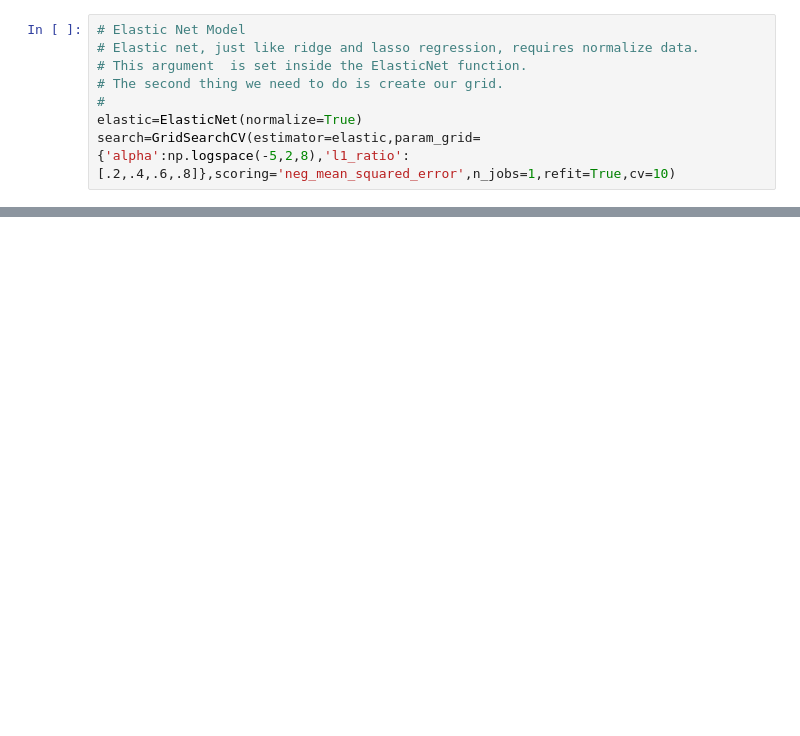
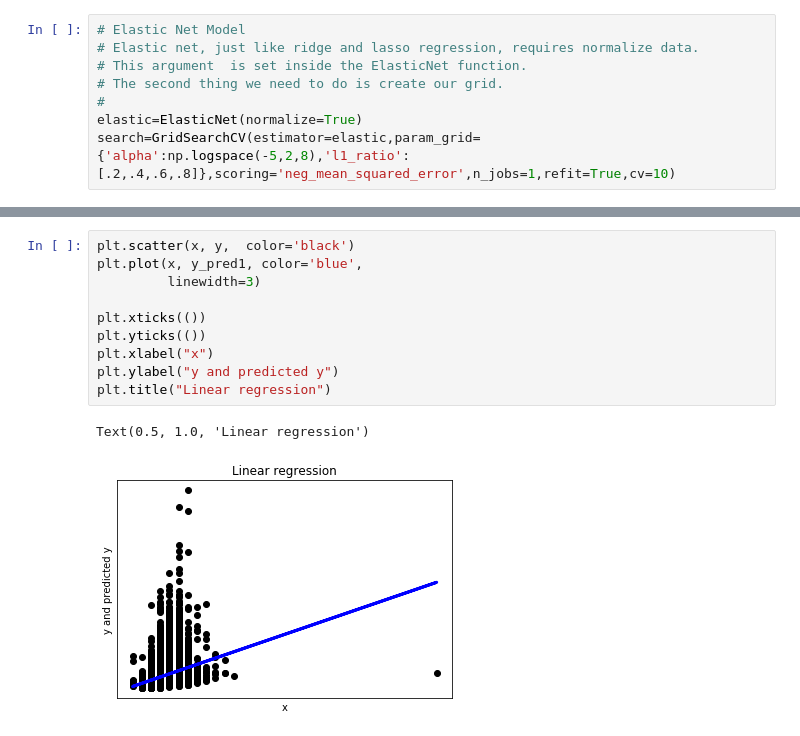
Before and after one commit to victoriousvictor42/hass-consult, a Jupyter notebook: Escada.ipynb, the cells around one changed output, grey strips where cells are left out. Cells and saved outputs as stored; diff of their text form; blank space fills up the shorter version.

```diff
--- a/Escada.ipynb
+++ b/Escada.ipynb
@@ -798,0 +900,13 @@ coef_dict_baseline
+# %%
+plt.scatter(x, y,  color='black')
+plt.plot(x, y_pred1, color='blue',
+         linewidth=3)
+
+plt.xticks(())
+plt.yticks(())
+plt.xlabel("x")
+plt.ylabel("y and predicted y")
+plt.title("Linear regression")
+# %% [output]
+Text(0.5, 1.0, 'Linear regression')
+[figure, added]
```
Also changed, not shown: parts of 67 cells of this notebook.
